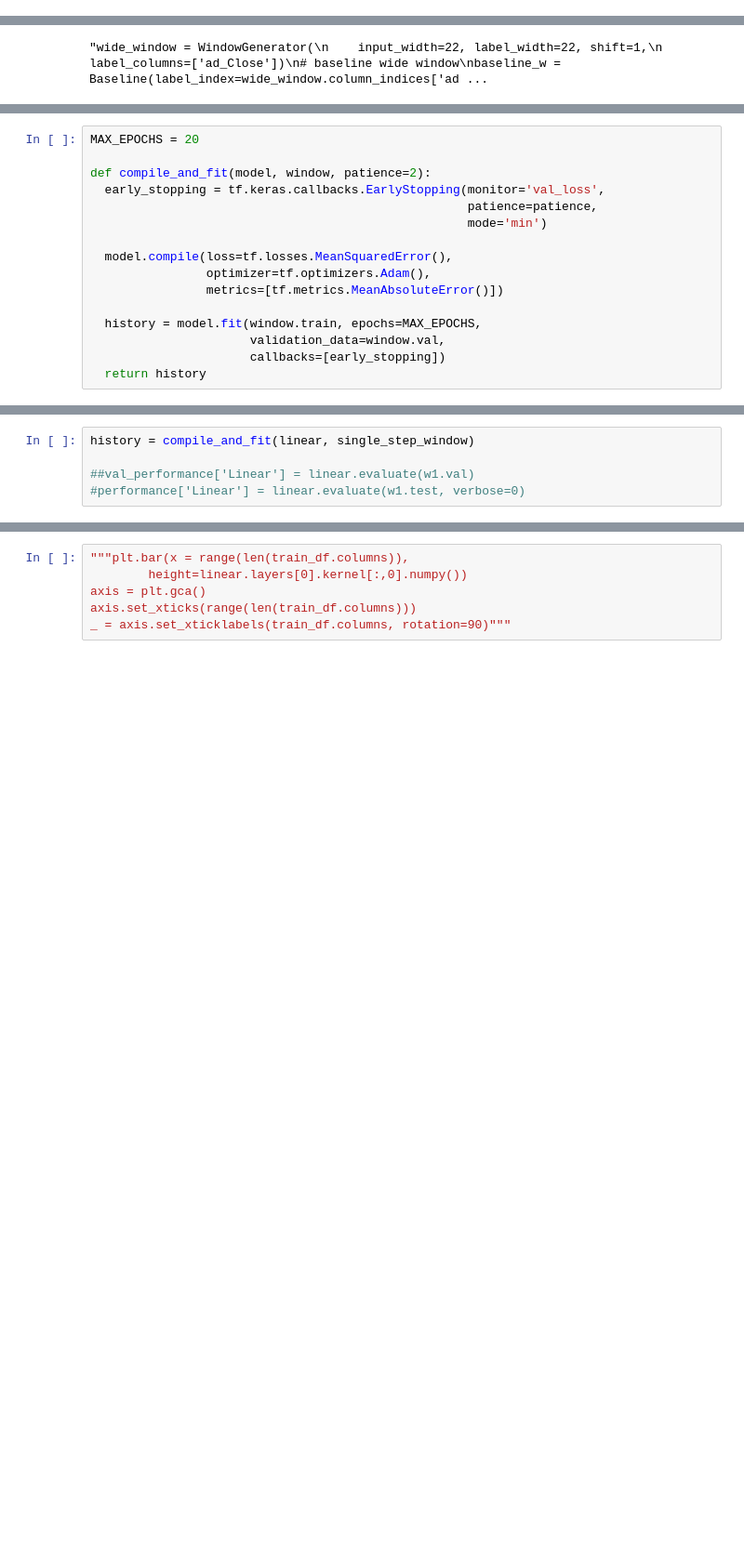
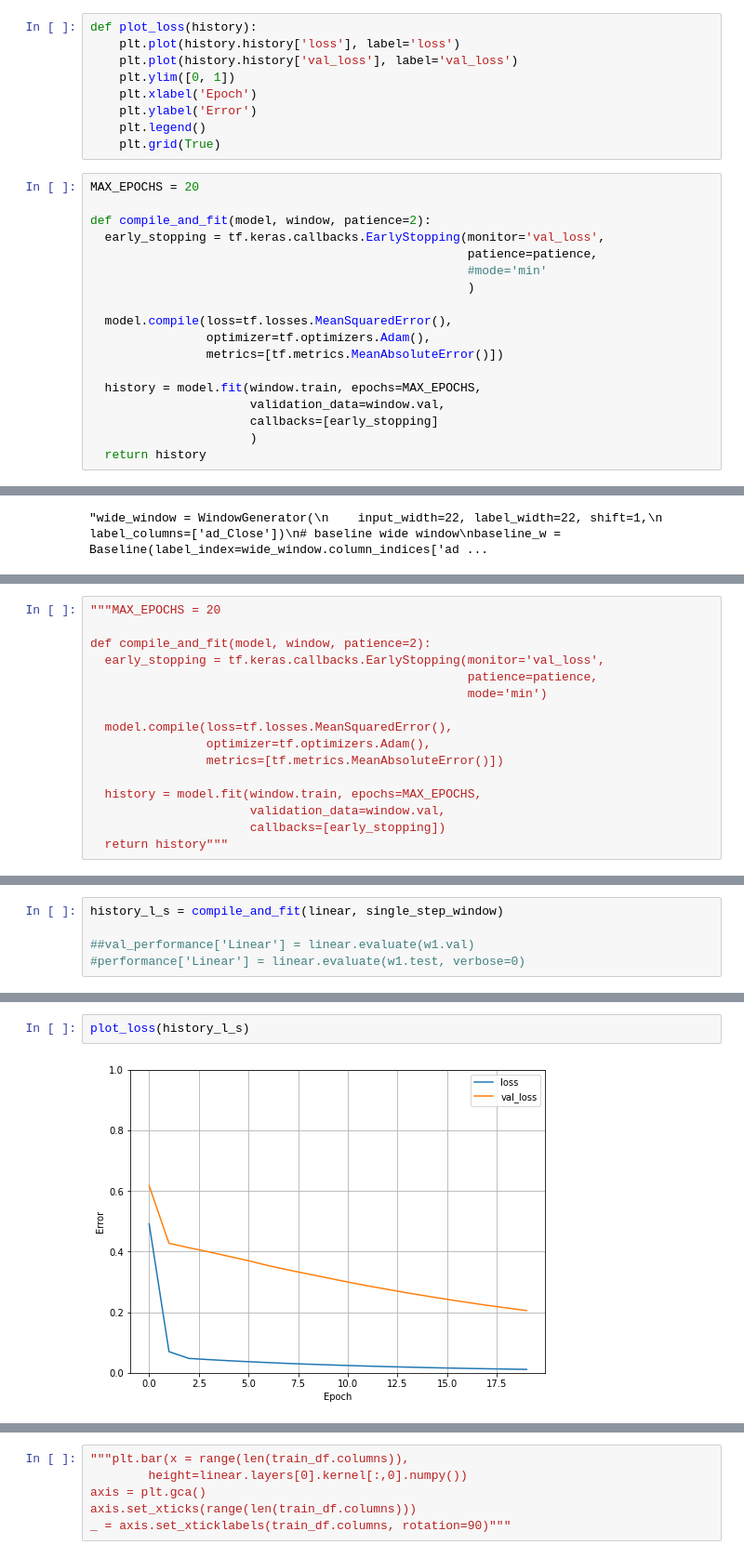
Before and after one commit to valentina-bec/tokyo-stock-exchange, a Jupyter notebook: notebooks/model_tf_adapted.ipynb, the cells around one changed output, grey strips where cells are left out. Shown at 93% size. Saved outputs shown, nothing was run; the diff lists cells and outputs as text; blank space fills up the shorter version.

```diff
--- a/notebooks/model_tf_adapted.ipynb
+++ b/notebooks/model_tf_adapted.ipynb
@@ -383,0 +369,27 @@ Labels shape (batch, time, features): (32, 1, 1)
+# %%
+def plot_loss(history):
+    plt.plot(history.history['loss'], label='loss')
+    plt.plot(history.history['val_loss'], label='val_loss')
+    plt.ylim([0, 1])
+    plt.xlabel('Epoch')
+    plt.ylabel('Error')
+    plt.legend()
+    plt.grid(True)
+# %%
+MAX_EPOCHS = 20
+
+def compile_and_fit(model, window, patience=2):
+  early_stopping = tf.keras.callbacks.EarlyStopping(monitor='val_loss',
+                                                    patience=patience,
+                                                    #mode='min'
+                                                    )
+
+  model.compile(loss=tf.losses.MeanSquaredError(),
+                optimizer=tf.optimizers.Adam(),
+                metrics=[tf.metrics.MeanAbsoluteError()])
+
+  history = model.fit(window.train, epochs=MAX_EPOCHS,
+                      validation_data=window.val,
+                      callbacks=[early_stopping]
+                      )
+  return history
@@ -467,5 +485,5 @@ linear = tf.keras.Sequential([
 # %%
-MAX_EPOCHS = 20
+"""MAX_EPOCHS = 20
 
 def compile_and_fit(model, window, patience=2):
   early_stopping = tf.keras.callbacks.EarlyStopping(monitor='val_loss',
@@ -479,4 +497,4 @@ def compile_and_fit(model, window, patience=2):
   history = model.fit(window.train, epochs=MAX_EPOCHS,
                       validation_data=window.val,
                       callbacks=[early_stopping])
-  return history
+  return history"""
@@ -483,5 +503,5 @@ def compile_and_fit(model, window, patience=2):
 # %%
-history = compile_and_fit(linear, single_step_window)
+history_l_s = compile_and_fit(linear, single_step_window)
 
 ##val_performance['Linear'] = linear.evaluate(w1.val)
 #performance['Linear'] = linear.evaluate(w1.test, verbose=0)
@@ -511 +551,5 @@ Epoch 20/20
+# %%
+plot_loss(history_l_s)
+# %% [output]
+[figure, added]
 # %%
```
Also changed, not shown: parts of 66 cells of this notebook.
